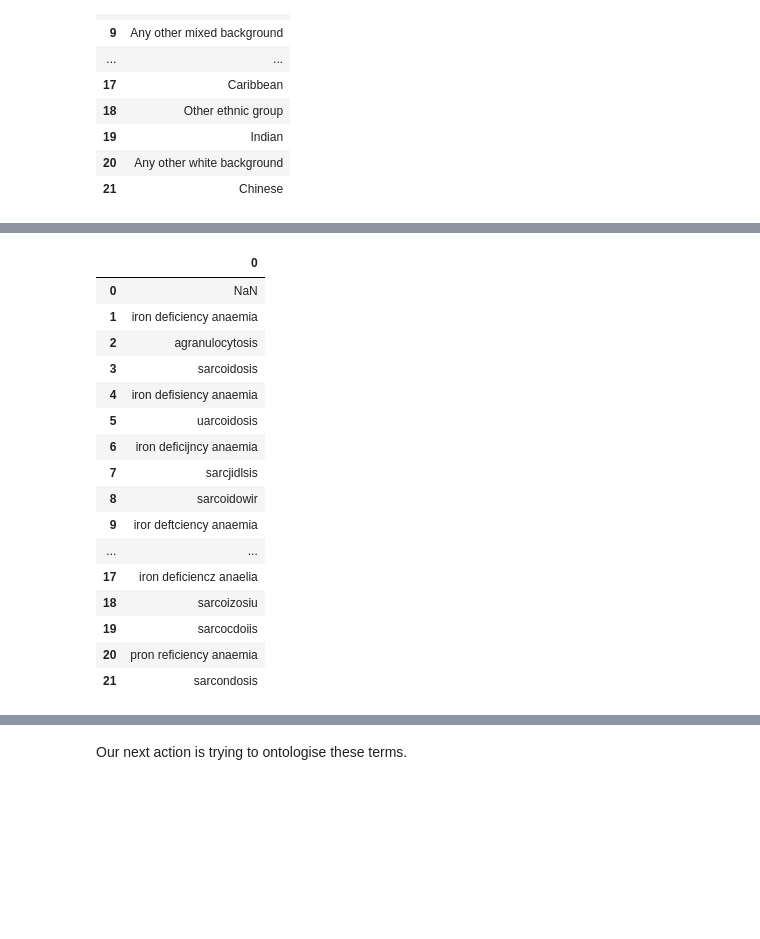
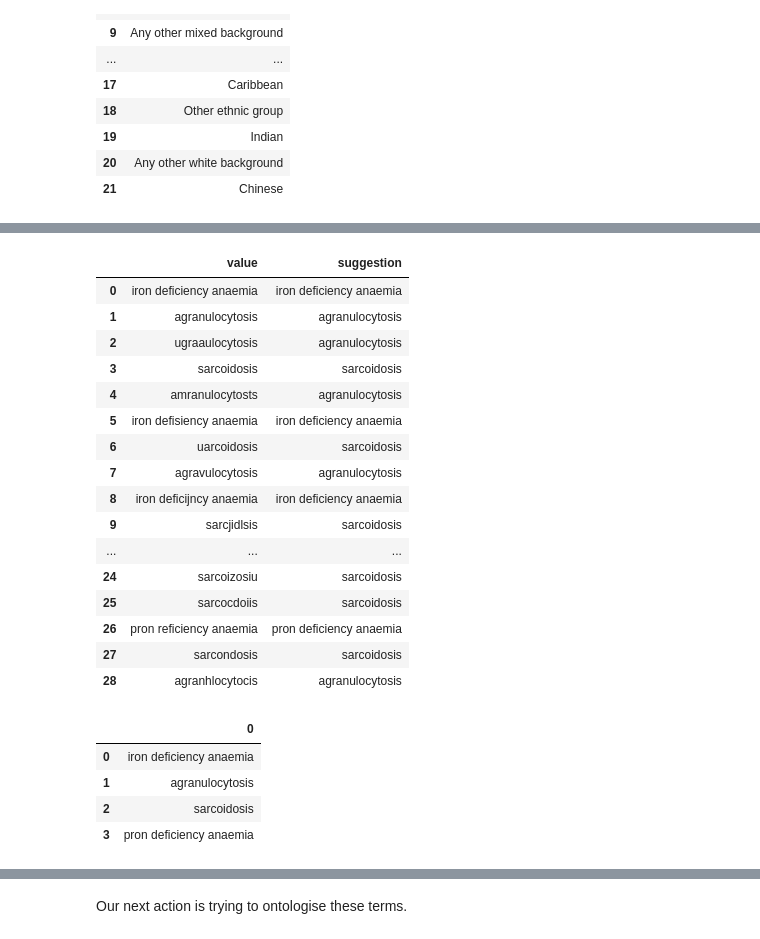
Before and after one commit to theisuru/cohort-data-cleaning, a Jupyter notebook: main.ipynb, the cells around one changed output, grey strips where cells are left out. Saved outputs shown, nothing was run; the diff lists cells and outputs as text; code cells hidden in the pictures; blank space fills up the shorter version.

```diff
--- a/main.ipynb
+++ b/main.ipynb
@@ -256,18 +235,0 @@ manually they look just fine.
-# %%
-import pkg_resources
-from symspellpy import SymSpell, Verbosity
-
-sym_spell = SymSpell(max_dictionary_edit_distance=2, prefix_length=7)
-dictionary_path = pkg_resources.resource_filename("symspellpy", "frequency_dictionary_en_82_765.txt")
-bigram_path = pkg_resources.resource_filename("symspellpy", "frequency_bigramdictionary_en_243_342.txt")
-
-sym_spell.load_dictionary(dictionary_path, term_index=0, count_index=1)
-sym_spell.load_bigram_dictionary(bigram_path, term_index=0, count_index=2)
-
-disorder_values = ukb_data['blood, blood-forming organs and certain immune disorders'].dropna().unique()
-suggestion_list = []
-for val in disorder_values:
-    suggestions = sym_spell.lookup(val, Verbosity.CLOSEST, max_edit_distance=2, include_unknown=True)
-    suggestion_list.append({'value': val, 'suggestion': suggestions[0].term})
-
-pd.DataFrame(suggestion_list)
@@ -329,23 +302,46 @@ pd.DataFrame(suggestion_list)
+# %%
+from symspellpy import SymSpell, Verbosity
+
+sym_spell = SymSpell(max_dictionary_edit_distance=4, prefix_length=7)
+dictionary_path = 'data/frequency_dictionary_with_mondo.txt'
+bigram_path = 'data/frequency_bigramdictionary_with_mondo.txt'
+
+sym_spell.load_dictionary(dictionary_path, term_index=0, count_index=1)
+sym_spell.load_bigram_dictionary(bigram_path, term_index=0, count_index=2)
+
+disorder_values = ukb_data['blood, blood-forming organs and certain immune disorders'].dropna().unique()
+suggestion_list = []
+for val in disorder_values:
+    suggestions = sym_spell.lookup_compound(val, max_edit_distance=2)
+    suggestion_list.append({'value': val, 'suggestion': suggestions[0].term})
+
+pd.DataFrame(suggestion_list)
+# %% [output]
+|  | value | suggestion |
+| 0 | iron deficiency anaemia | iron deficiency anaemia |
+| 1 | agranulocytosis | agranulocytosis |
+| 2 | ugraaulocytosis | agranulocytosis |
+| 3 | sarcoidosis | sarcoidosis |
+| 4 | amranulocytosts | agranulocytosis |
+| 5 | iron defisiency anaemia | iron deficiency anaemia |
+| 6 | uarcoidosis | sarcoidosis |
+| 7 | agravulocytosis | agranulocytosis |
+| 8 | iron deficijncy anaemia | iron deficiency anaemia |
+| 9 | sarcjidlsis | sarcoidosis |
+| ... | ... | ... |
+| 24 | sarcoizosiu | sarcoidosis |
+| 25 | sarcocdoiis | sarcoidosis |
+| 26 | pron reficiency anaemia | pron deficiency anaemia |
+| 27 | sarcondosis | sarcoidosis |
+| 28 | agranhlocytocis | agranulocytosis |
 # %%
 disorder_mappings = {match['value']: match['suggestion'] for match in suggestion_list}
 ukb_data['blood, blood-forming organs and certain immune disorders'] = \
     ukb_data['blood, blood-forming organs and certain immune disorders'].map(disorder_mappings)
-pd.DataFrame(ukb_data['blood, blood-forming organs and certain immune disorders'].unique())
+pd.DataFrame(ukb_data['blood, blood-forming organs and certain immune disorders'].dropna().unique())
 # %% [output]
 |  | 0 |
-| 0 | NaN |
-| 1 | iron deficiency anaemia |
-| 2 | agranulocytosis |
-| 3 | sarcoidosis |
-| 4 | iron defisiency anaemia |
-| 5 | uarcoidosis |
-| 6 | iron deficijncy anaemia |
-| 7 | sarcjidlsis |
-| 8 | sarcoidowir |
-| 9 | iror deftciency anaemia |
-| ... | ... |
-| 17 | iron deficiencz anaelia |
-| 18 | sarcoizosiu |
-| 19 | sarcocdoiis |
-| 20 | pron reficiency anaemia |
-| 21 | sarcondosis |
+| 0 | iron deficiency anaemia |
+| 1 | agranulocytosis |
+| 2 | sarcoidosis |
+| 3 | pron deficiency anaemia |
```
Also changed, not shown: parts of 13 cells of this notebook.
